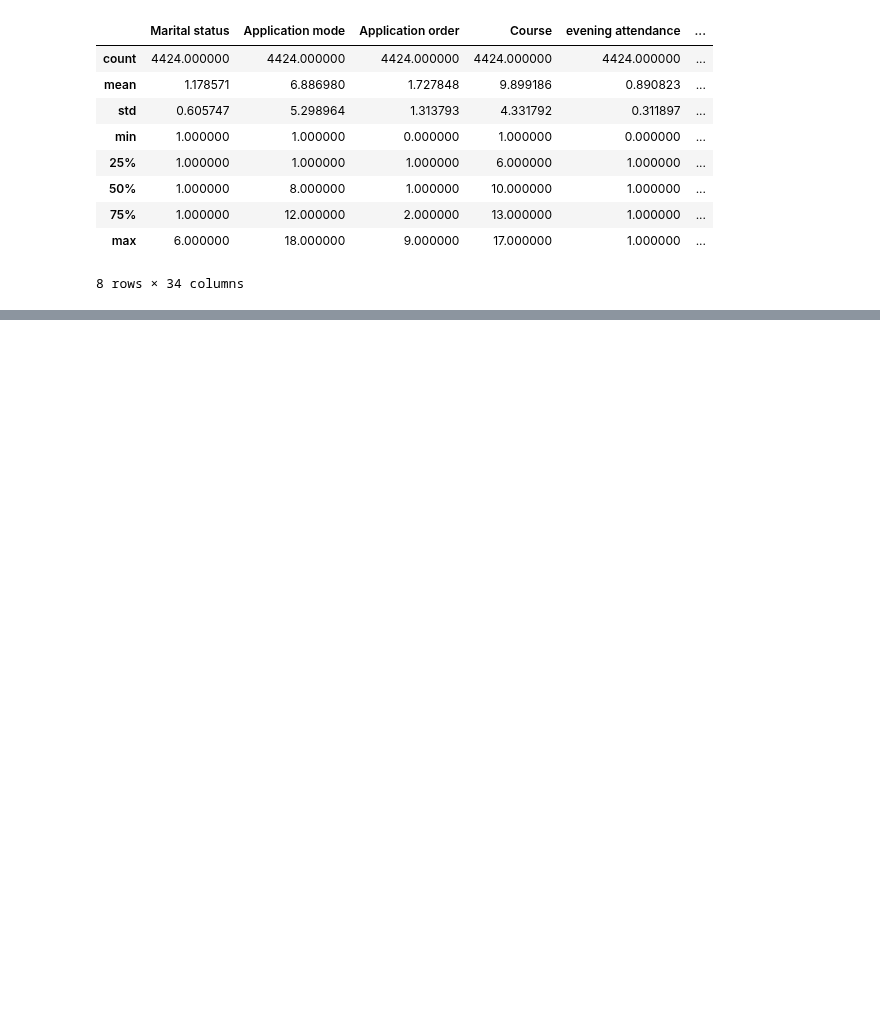
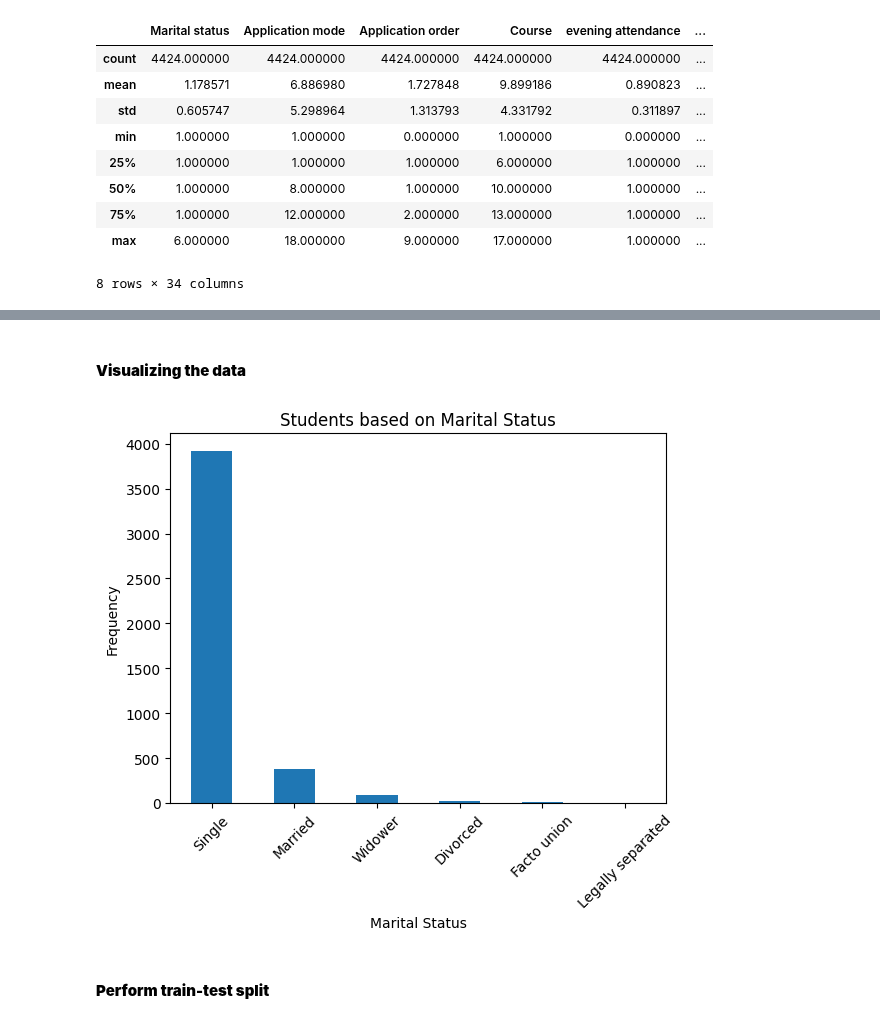
Before and after one commit to aninditadash/Introduction_to_machine_learning, a Jupyter notebook: ML_Examples/Student_Data_analysis.ipynb, the cells around one changed output, grey strips where cells are left out. Cells and saved outputs as stored; diff of their text form; code cells hidden in the pictures; blank space fills up the shorter version.

```diff
--- a/ML_Examples/Student_Data_analysis.ipynb
+++ b/ML_Examples/Student_Data_analysis.ipynb
@@ -118,0 +173,13 @@ student_data.describe()
+# %% [markdown]
+#### __Visualizing the data__
+# %%
+student_data['Marital status'].value_counts().plot(kind='bar')
+plt.title('Students based on Marital Status')
+plt.xlabel('Marital Status')
+plt.ylabel('Frequency')
+plt.xticks(ticks=[0,1,2,3,4,5], labels=['Single', 'Married', 'Widower', 'Divorced', 'Facto union', 'Legally separated'], rotation=45)
+plt.show()
+# %% [output]
+[figure, added]
+# %% [markdown]
+#### __Perform train-test split__
```
Also changed, not shown: parts of 7 cells of this notebook.
